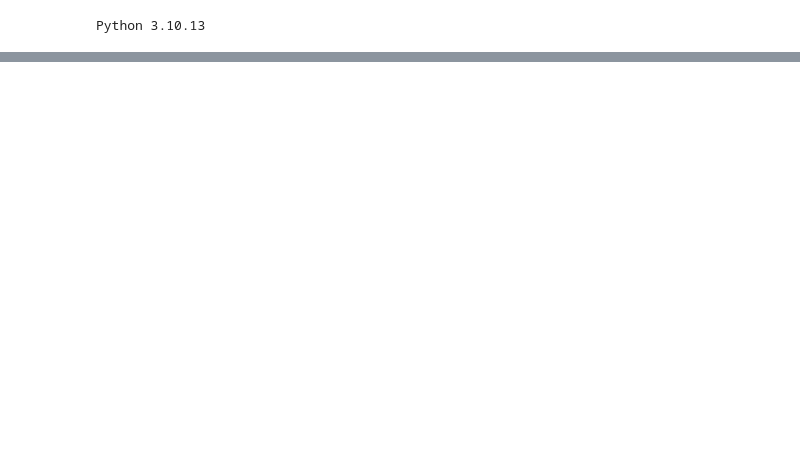
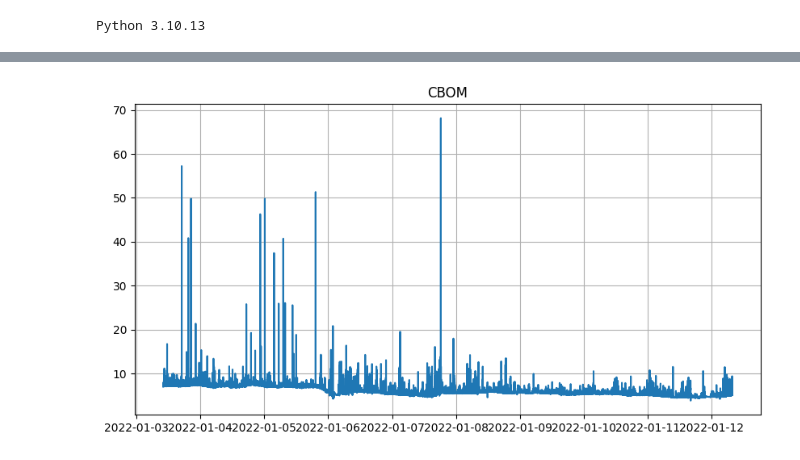
Before and after one commit to VAnufrikov/Go.Algo, a Jupyter notebook: data_moex.ipynb, the cells around one changed output, grey strips where cells are left out. Cells and saved outputs as stored; diff of their text form; code cells hidden in the pictures; blank space fills up the shorter version.

Commit message:
add etna predict from TSDataset

```diff
--- a/data_moex.ipynb
+++ b/data_moex.ipynb
@@ -331,0 +353,15 @@ ModuleNotFoundError: No module named 'etna'
+# %%
+from datetime import timedelta
+
+start = test['trade_datetime'][0]
+
+list_datetime = []
+
+for i in range(len(test['trade_datetime'])):
+    if i == 0 :
+        list_datetime.append(start)
+    else:
+        start = list_datetime[i-1]
+        list_datetime.append(start + timedelta(minutes=1))
+
+test['fake_datetime'] = list_datetime
@@ -331,0 +385,16 @@ ModuleNotFoundError: No module named 'etna'
+# %%
+df = test[['fake_datetime','ticker','put_vwap_s']]
+
+# ,'orders_true','orders_true_b', 'orders_true_s','vol_true_put','vol_true_put_b','vol_true_put_s','val_true_put','val_true_put_b','val_true_put_s'
+
+
+df.columns = ['timestamp','segment','target']
+
+# ,'orders_true','orders_true_b', 'orders_true_s','vol_true_put','vol_true_put_b','vol_true_put_s','val_true_put','val_true_put_b','val_true_put_s'
+# %%
+etna_df = TSDataset.to_dataset(df)
+etna_df.head()
+# segment
+# feature
+# timestamp
+# df.columns = ['timestamp','segment','orders_true','orders_true_b', 'orders_true_s','vol_true_put','vol_true_put_b','vol_true_put_s','val_true_put','val_true_put_b','val_true_put_s','target']
@@ -331,0 +410,12 @@ ModuleNotFoundError: No module named 'etna'
+# %%
+ts = TSDataset(etna_df, freq="T")
+
+# Choose a horizon
+HORIZON = 14
+
+# Make train/test split
+train_ts, test_ts = ts.train_test_split(test_size=HORIZON)
+# %%
+ts.plot(segments=["CBOM"])
+# %% [output]
+[figure, added]
```
Also changed, not shown: parts of 32 cells of this notebook, 2 other files.
